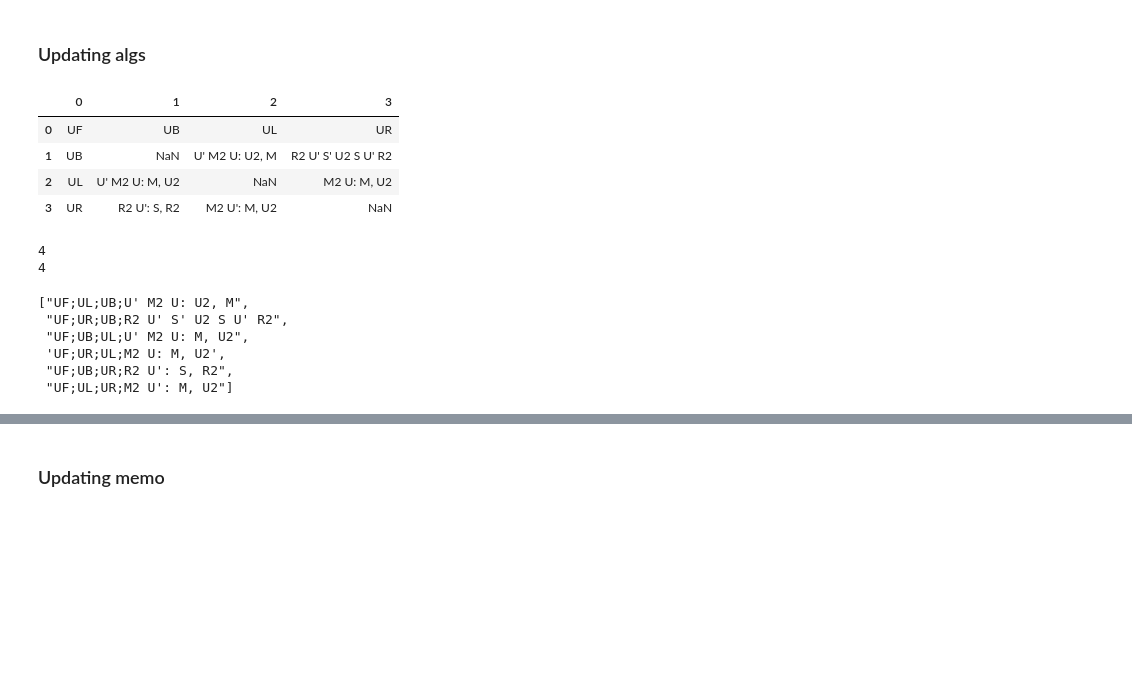
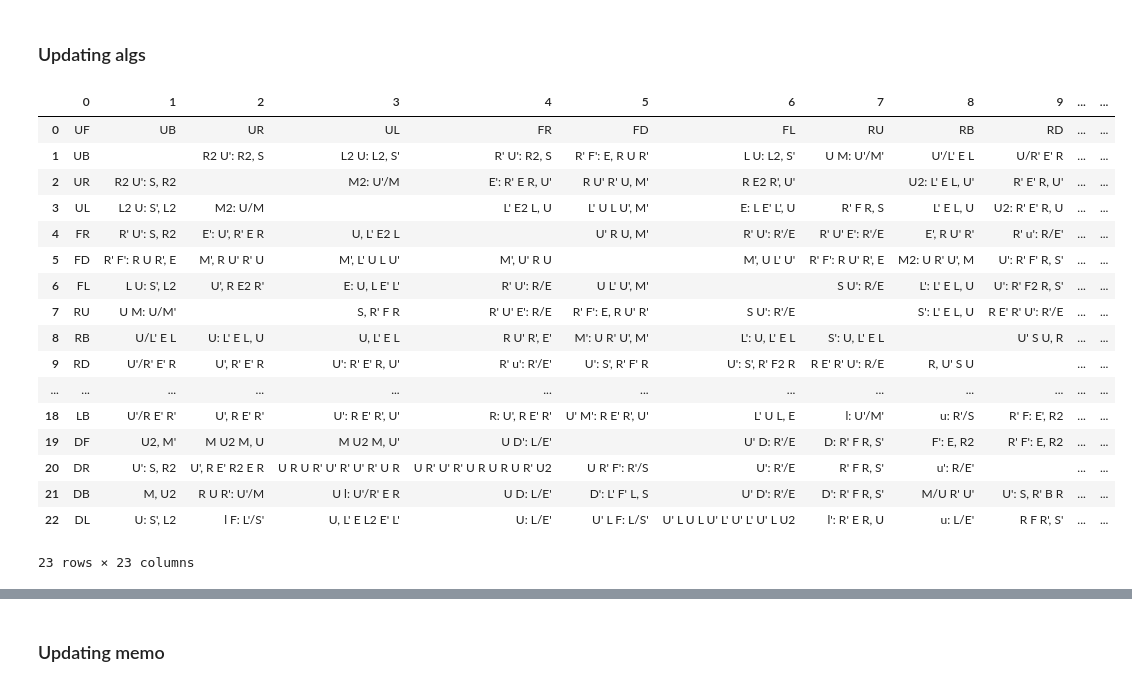
Before and after one commit to Adik8688/blindcubing-trainer, a Jupyter notebook: Code/Scripts.ipynb, the cells around one changed output, grey strips where cells are left out. Cells and saved outputs as stored; diff of their text form; code cells hidden in the pictures; blank space fills up the shorter version.

```diff
--- a/Code/Scripts.ipynb
+++ b/Code/Scripts.ipynb
@@ -27,23 +31,27 @@ def filter_data(**attributes):
     return result
 # %% [markdown]
 ### Updating algs
-# %%
-get_sheet_content('algs.csv')
-# %% [output]
-|  | 0 | 1 | 2 | 3 |
-| 0 | UF | UB | UL | UR |
-| 1 | UB | NaN | U' M2 U: U2, M | R2 U' S' U2 S U' R2 |
-| 2 | UL | U' M2 U: M, U2 | NaN | M2 U: M, U2 |
-| 3 | UR | R2 U': S, R2 | M2 U': M, U2 | NaN |
-# %%
-df = get_sheet_content('algs.csv')
-df_to_alg_list(df)
-# %% [output]
-4
-4
-["UF;UL;UB;U' M2 U: U2, M",
- "UF;UR;UB;R2 U' S' U2 S U' R2",
- "UF;UB;UL;U' M2 U: M, U2",
- 'UF;UR;UL;M2 U: M, U2',
- "UF;UB;UR;R2 U': S, R2",
- "UF;UL;UR;M2 U': M, U2"]
+# %%
+
+df_dict = excel_to_dict_of_df('data.xlsx')
+df = df_dict['UF']
+df
+# %% [output]
+|  | 0 | 1 | 2 | 3 | 4 | 5 | 6 | 7 | 8 | 9 | ... | ... |
+| 0 | UF | UB | UR | UL | FR | FD | FL | RU | RB | RD | ... | ... |
+| 1 | UB |  | R2 U': R2, S | L2 U: L2, S' | R' U': R2, S | R' F': E, R U R' | L U: L2, S' | U M: U'/M' | U'/L' E L | U/R' E' R | ... | ... |
+| 2 | UR | R2 U': S, R2 |  | M2: U'/M | E': R' E R, U' | R U' R' U, M' | R E2 R', U' |  | U2: L' E L, U' | R' E' R, U' | ... | ... |
+| 3 | UL | L2 U: S', L2 | M2: U/M |  | L' E2 L, U | L' U L U', M' | E: L E' L', U | R' F R, S | L' E L, U | U2: R' E' R, U | ... | ... |
+| 4 | FR | R' U': S, R2 | E': U', R' E R | U, L' E2 L |  | U' R U, M' | R' U': R'/E | R' U' E': R'/E | E', R U' R' | R' u': R/E' | ... | ... |
+| 5 | FD | R' F': R U R', E | M', R U' R' U | M', L' U L U' | M', U' R U |  | M', U L' U' | R' F': R U' R', E | M2: U R' U', M | U': R' F' R, S' | ... | ... |
+| 6 | FL | L U: S', L2 | U', R E2 R' | E: U, L E' L' | R' U': R/E | U L' U', M' |  | S U': R/E | L': L' E L, U | U': R' F2 R, S' | ... | ... |
+| 7 | RU | U M: U/M' |  | S, R' F R | R' U' E': R/E | R' F': E, R U' R' | S U': R'/E |  | S': L' E L, U | R E' R' U': R'/E | ... | ... |
+| 8 | RB | U/L' E L | U: L' E L, U | U, L' E L | R U' R', E' | M': U R' U', M' | L': U, L' E L | S': U, L' E L |  | U' S U, R | ... | ... |
+| 9 | RD | U'/R' E' R | U', R' E' R | U': R' E' R, U' | R' u': R'/E' | U': S', R' F' R | U': S', R' F2 R | R E' R' U': R/E | R, U' S U |  | ... | ... |
+| ... | ... | ... | ... | ... | ... | ... | ... | ... | ... | ... | ... | ... |
+| 18 | LB | U'/R E' R' | U', R E' R' | U': R E' R', U' | R: U', R E' R' | U' M': R E' R', U' | L' U L, E | l: U'/M' | u: R'/S | R' F: E', R2 | ... | ... |
+| 19 | DF | U2, M' | M U2 M, U | M U2 M, U' | U D': L/E' |  | U' D: R'/E | D: R' F R, S' | F': E, R2 | R' F': E, R2 | ... | ... |
+| 20 | DR | U': S, R2 | U', R E' R2 E R | U R U R' U' R' U' R' U R | U R' U' R' U R U R U R' U2 | U R' F': R'/S | U': R'/E | R' F R, S' | u': R/E' |  | ... | ... |
+| 21 | DB | M, U2 | R U R': U'/M | U l: U'/R' E R | U D: L/E' | D': L' F' L, S | U' D': R'/E | D': R' F R, S' | M/U R' U' | U': S, R' B R | ... | ... |
+| 22 | DL | U: S', L2 | l F: L'/S' | U, L' E L2 E' L' | U: L/E' | U' L F: L/S' | U' L U L U' L' U' L' U' L U2 | l': R' E R, U | u: L/E' | R F R', S' | ... | ... |
+23 rows × 23 columns
```
Also changed, not shown: parts of 8 cells of this notebook, 9 other files.
